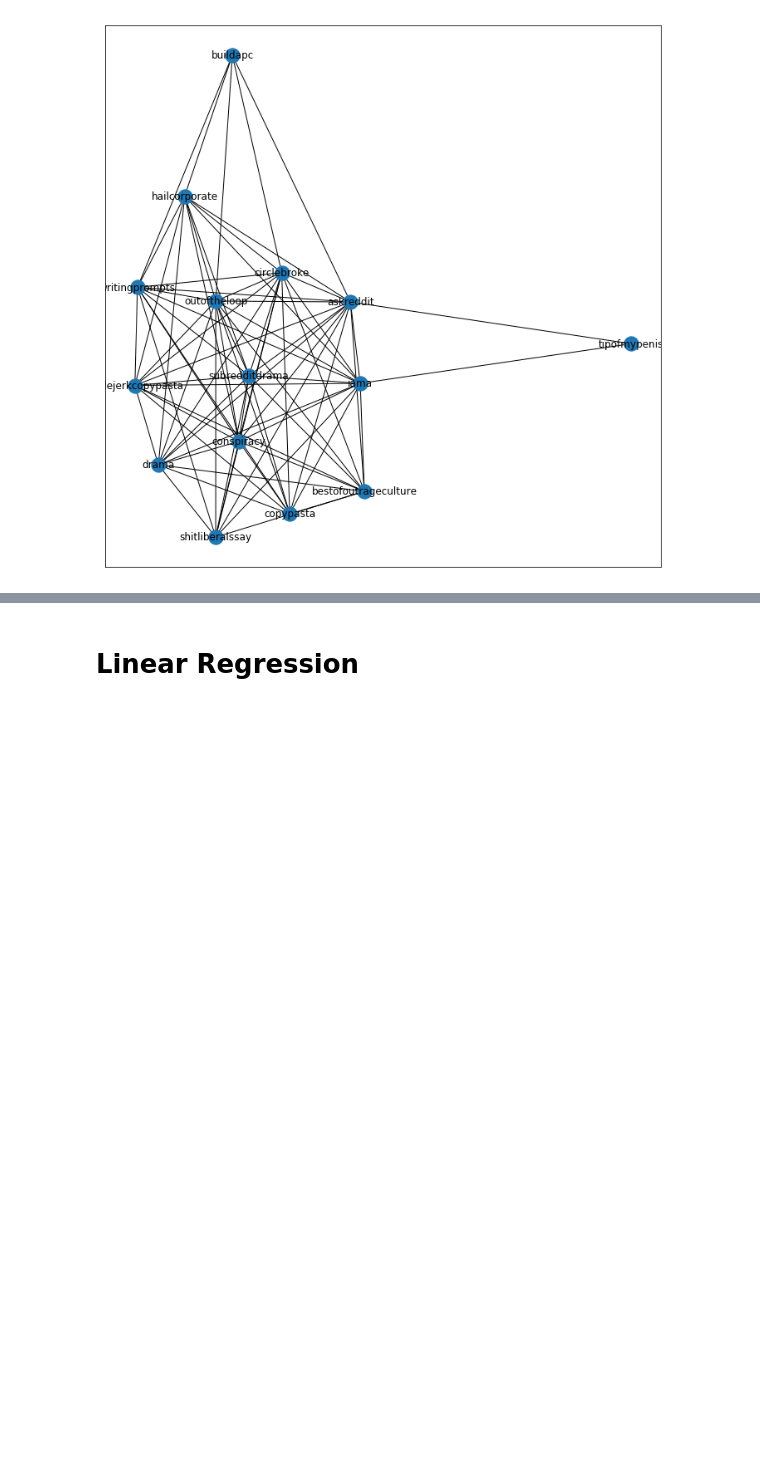
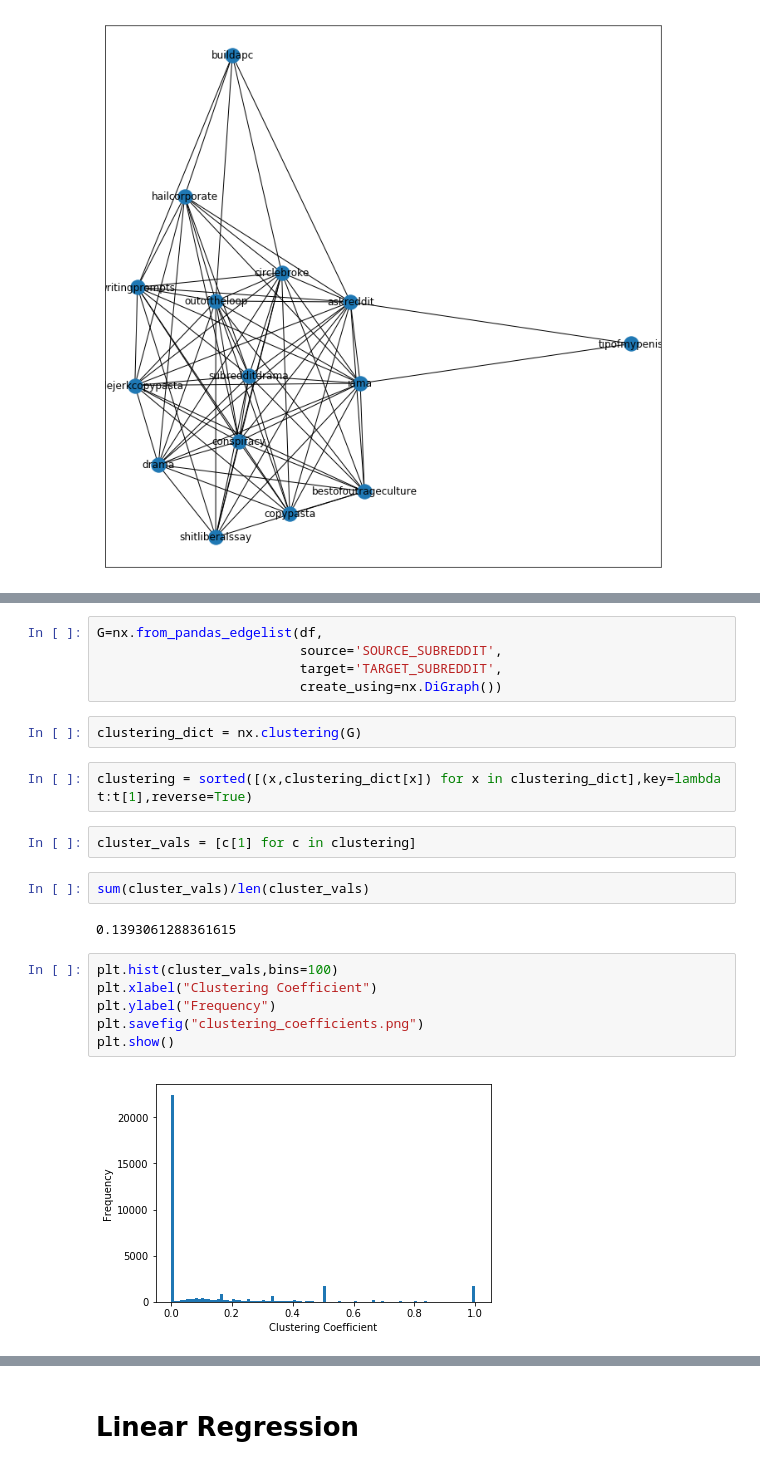
Before and after one commit to zhang-lucy/18.065-final-project, a Jupyter notebook: explore.ipynb, the cells around one changed output, grey strips where cells are left out. Drawn from its saved outputs; the diff is of its cells as text; blank space fills up the shorter version.

```diff
--- a/explore.ipynb
+++ b/explore.ipynb
@@ -185,0 +252,23 @@ nx.draw_networkx(G_filtered,arrows=True)
+# %%
+G=nx.from_pandas_edgelist(df,
+                          source='SOURCE_SUBREDDIT',
+                          target='TARGET_SUBREDDIT',
+                          create_using=nx.DiGraph())
+# %%
+clustering_dict = nx.clustering(G)
+# %%
+clustering = sorted([(x,clustering_dict[x]) for x in clustering_dict],key=lambda t:t[1],reverse=True)
+# %%
+cluster_vals = [c[1] for c in clustering]
+# %%
+sum(cluster_vals)/len(cluster_vals)
+# %% [output]
+0.1393061288361615
+# %%
+plt.hist(cluster_vals,bins=100)
+plt.xlabel("Clustering Coefficient")
+plt.ylabel("Frequency")
+plt.savefig("clustering_coefficients.png")
+plt.show()
+# %% [output]
+[figure, added]
```
Also changed, not shown: parts of 29 cells of this notebook.
